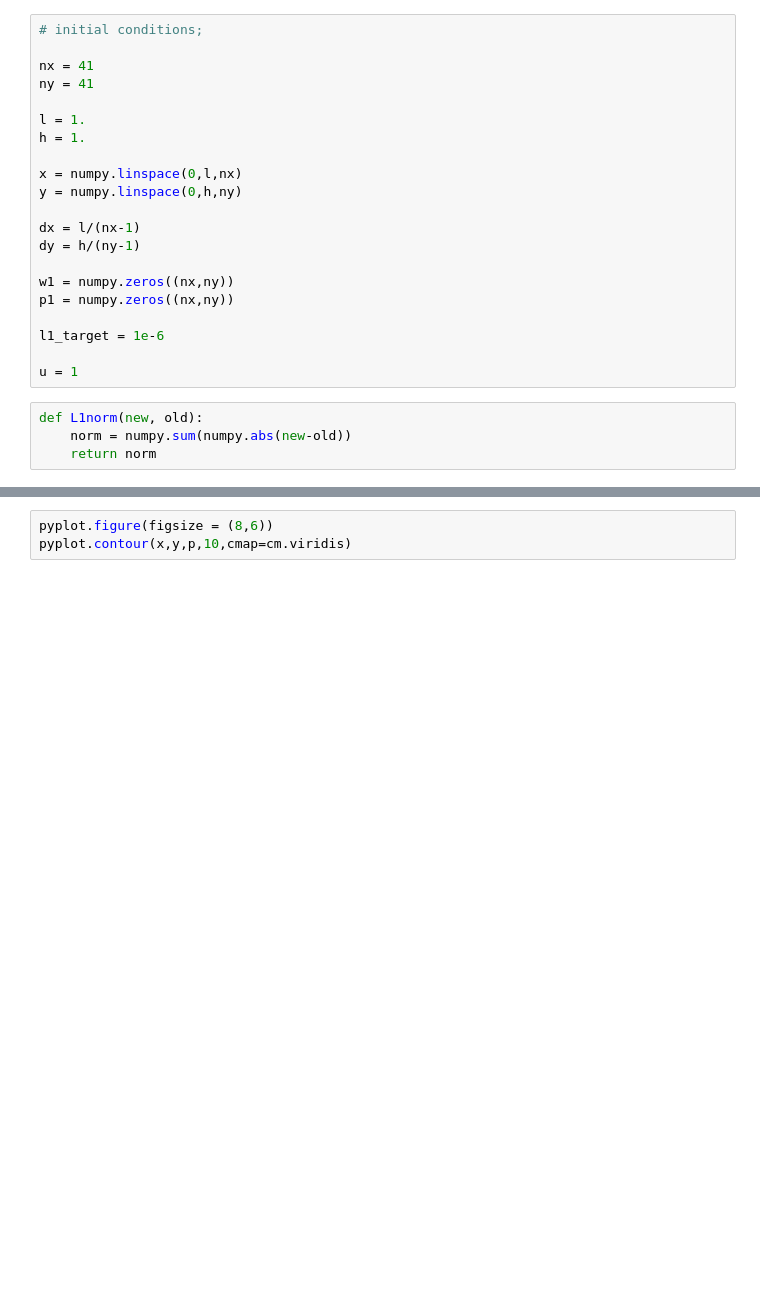
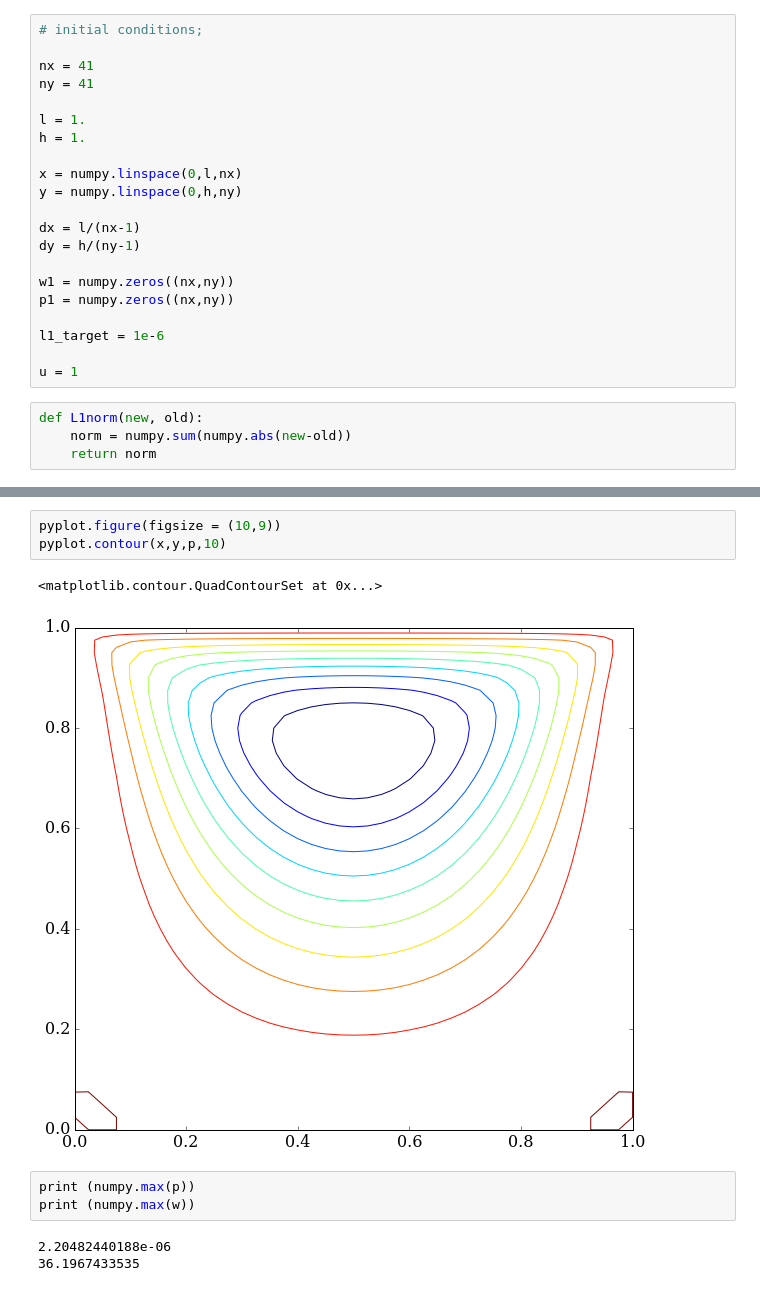
Before and after one commit to rambandaru/MAE6286, a Jupyter notebook: Assignments/Stokes_Flow.ipynb, the cells around one changed output, grey strips where cells are left out. Cells and saved outputs as stored; diff of their text form; blank space fills up the shorter version.

```diff
--- a/Assignments/Stokes_Flow.ipynb
+++ b/Assignments/Stokes_Flow.ipynb
@@ -120,3 +117,12 @@ stokes flow took 4060 iterations
 # %%
-pyplot.figure(figsize = (8,6))
-pyplot.contour(x,y,p,10,cmap=cm.viridis)
+pyplot.figure(figsize = (10,9))
+pyplot.contour(x,y,p,10)
+# %% [output]
+<matplotlib.contour.QuadContourSet at 0x...>
+[figure, added]
+# %%
+print (numpy.max(p))
+print (numpy.max(w))
+# %% [output]
+2.20482440188e-06
+36.1967433535
```
Also changed, not shown: parts of 2 cells of this notebook.
